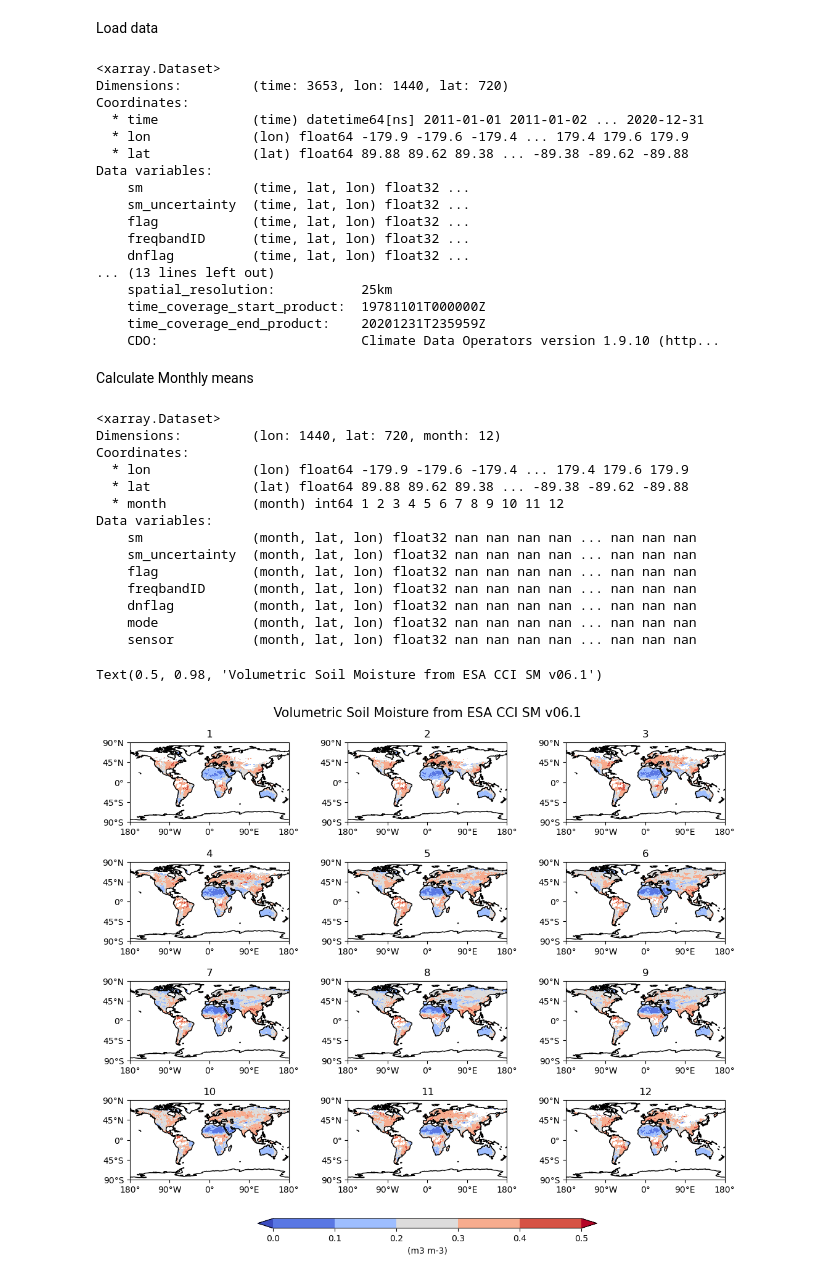
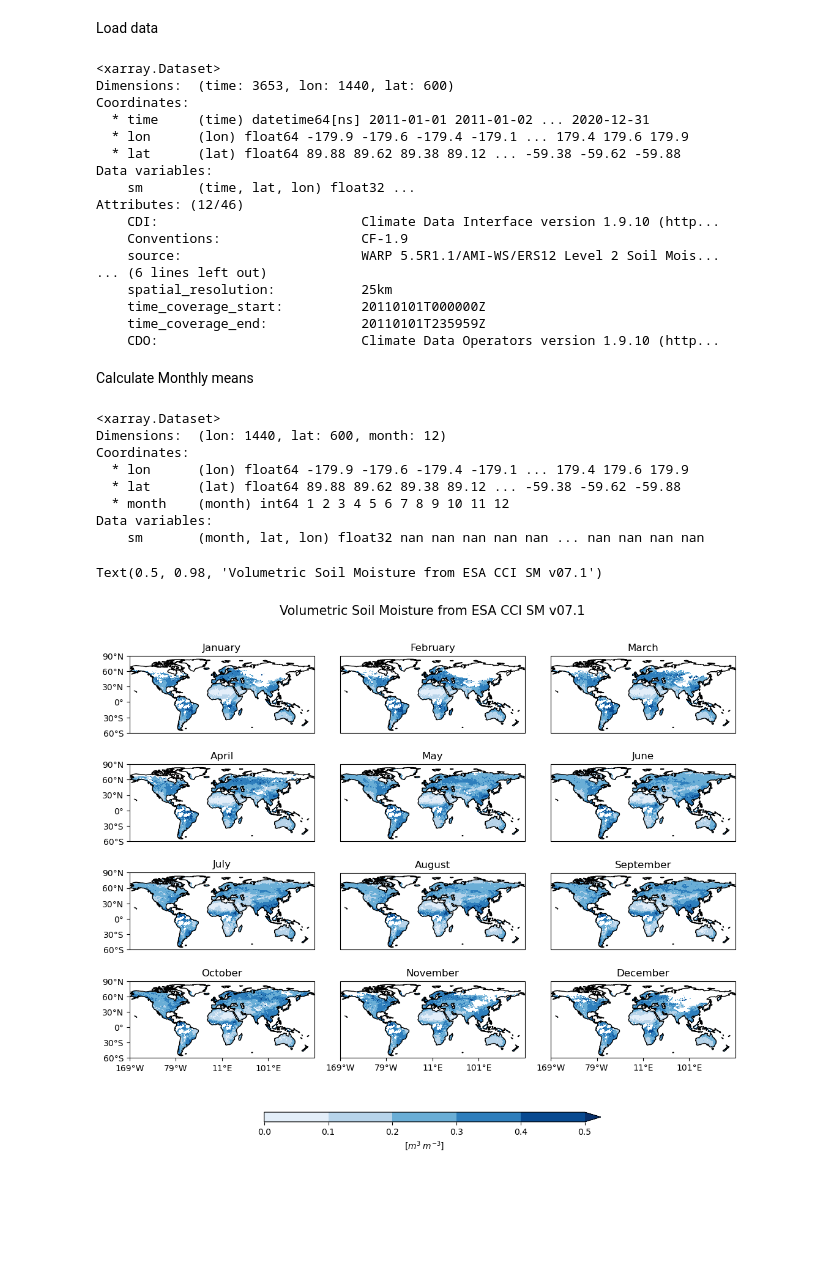
Before and after one commit to nTavakoli/Assignment2, a Jupyter notebook: Assignment2.ipynb, the cells around one changed output. Cells and saved outputs as stored; diff of their text form; code cells hidden in the pictures; blank space fills up the shorter version.

```diff
--- a/Assignment2.ipynb
+++ b/Assignment2.ipynb
@@ -15,26 +15,26 @@ import cartopy.feature as feature
 # %% [markdown]
 Load data
 # %%
-file = '/scratch/ntavakol/ntavakol/CCI_Final/CCI/ESACCI.nc'
+file = '/scratch/ntavakol/ntavakol/CCI_Final/CCI_Lon.nc'
 ds=xr.open_dataset(file)
 ds
 # %% [output]
 <xarray.Dataset>
-Dimensions:         (time: 3653, lon: 1440, lat: 720)
+Dimensions:  (time: 3653, lon: 1440, lat: 600)
 Coordinates:
-  * time            (time) datetime64[ns] 2011-01-01 2011-01-02 ... 2020-12-31
-  * lon             (lon) float64 -179.9 -179.6 -179.4 ... 179.4 179.6 179.9
-  * lat             (lat) float64 89.88 89.62 89.38 ... -89.38 -89.62 -89.88
+  * time     (time) datetime64[ns] 2011-01-01 2011-01-02 ... 2020-12-31
+  * lon      (lon) float64 -179.9 -179.6 -179.4 -179.1 ... 179.4 179.6 179.9
+  * lat      (lat) float64 89.88 89.62 89.38 89.12 ... -59.38 -59.62 -59.88
 Data variables:
-    sm              (time, lat, lon) float32 ...
-    sm_uncertainty  (time, lat, lon) float32 ...
-    flag            (time, lat, lon) float32 ...
-    freqbandID      (time, lat, lon) float32 ...
-    dnflag          (time, lat, lon) float32 ...
-... (13 lines left out)
+    sm       (time, lat, lon) float32 ...
+Attributes: (12/46)
+    CDI:                          Climate Data Interface version 1.9.10 (http...
+    Conventions:                  CF-1.9
+    source:                       WARP 5.5R1.1/AMI-WS/ERS12 Level 2 Soil Mois...
+... (6 lines left out)
     spatial_resolution:           25km
-    time_coverage_start_product:  19781101T000000Z
-    time_coverage_end_product:    20201231T235959Z
+    time_coverage_start:          20110101T000000Z
+    time_coverage_end:            20110101T235959Z
     CDO:                          Climate Data Operators version 1.9.10 (http...
 # %% [markdown]
 Calculate Monthly means
@@ -43,23 +43,19 @@ ds_sm=ds.groupby('time.month').mean()
 ds_sm
 # %% [output]
 <xarray.Dataset>
-Dimensions:         (lon: 1440, lat: 720, month: 12)
+Dimensions:  (lon: 1440, lat: 600, month: 12)
 Coordinates:
-  * lon             (lon) float64 -179.9 -179.6 -179.4 ... 179.4 179.6 179.9
-  * lat             (lat) float64 89.88 89.62 89.38 ... -89.38 -89.62 -89.88
-  * month           (month) int64 1 2 3 4 5 6 7 8 9 10 11 12
+  * lon      (lon) float64 -179.9 -179.6 -179.4 -179.1 ... 179.4 179.6 179.9
+  * lat      (lat) float64 89.88 89.62 89.38 89.12 ... -59.38 -59.62 -59.88
+  * month    (month) int64 1 2 3 4 5 6 7 8 9 10 11 12
 Data variables:
-    sm              (month, lat, lon) float32 nan nan nan nan ... nan nan nan
-    sm_uncertainty  (month, lat, lon) float32 nan nan nan nan ... nan nan nan
-    flag            (month, lat, lon) float32 nan nan nan nan ... nan nan nan
-    freqbandID      (month, lat, lon) float32 nan nan nan nan ... nan nan nan
-    dnflag          (month, lat, lon) float32 nan nan nan nan ... nan nan nan
-    mode            (month, lat, lon) float32 nan nan nan nan ... nan nan nan
-    sensor          (month, lat, lon) float32 nan nan nan nan ... nan nan nan
+    sm       (month, lat, lon) float32 nan nan nan nan nan ... nan nan nan nan
+# %%
+ds_sm['month']=['January', 'February', 'March', 'April', 'May', 'June', 'July', 'August', 'September', 'October', 'November', 'December']
 # %%
 # Define the figure and each axis for the 4 rows and 3 columns
 fig, axs = plt.subplots(nrows=4,ncols=3,
-                        subplot_kw={'projection': ccrs.PlateCarree()},
+                        subplot_kw={'projection': ccrs.PlateCarree(central_longitude=11)},
                         figsize=(11,10.5))
 
 # We will flatten 2 dimensional array of `GeoAxes into a 1-D array
@@ -77,38 +73,45 @@ for i,sm in enumerate(ds_sm['month']):
         # Contour plot
         clevs=np.arange(0,0.6,0.1)
         cs=axs[i].contourf(lons,ds_sm['lat'],data,clevs,
                           transform = ccrs.PlateCarree(),
-                          cmap='coolwarm',extend='both')
+                          cmap='Blues',extend='max')
 
        # Longitude labels
-        axs[i].set_xticks(np.arange(-180,181,90), crs=ccrs.PlateCarree())
+        a=[9,10,11]
+        for a in a:
+            axs[a].set_xticks(np.arange(-169,191,90), crs=ccrs.PlateCarree())
         lon_formatter = cticker.LongitudeFormatter()
         axs[i].xaxis.set_major_formatter(lon_formatter)
 
+
+
         # Latitude labels
-        axs[i].set_yticks(np.arange(-90,91,45), crs=ccrs.PlateCarree())
+        b=[0,3,6,9]
+        for b in b:
+            axs[b].set_yticks(np.arange(-60,91,30), crs=ccrs.PlateCarree())
         lat_formatter = cticker.LatitudeFormatter()
         axs[i].yaxis.set_major_formatter(lat_formatter)
+
 
         # Title each subplot with the name of the season
         axs[i].set_title(sm.values)
 
         # Draw the coastines for each subplot
         axs[i].coastlines()
 
 # Adjust the location of the subplots
 # on the page to make room for the colorbar
 fig.subplots_adjust(bottom=0.25, top=0.925, left=0.05, right=0.95,
-                    wspace=0.25, hspace=0.5)
+                    wspace=0.14, hspace=0.001)
 
 # Add a colorbar axis at the bottom of the graph
 cbar_ax = fig.add_axes([0.25, 0.175, 0.5, 0.015])
 
 # Draw the colorbar
-cbar=fig.colorbar(cs, cax=cbar_ax,orientation='horizontal',label='(m3 m-3)')
+cbar=fig.colorbar(cs, cax=cbar_ax,orientation='horizontal',label='[$m^{3}\;m^{-3}$]')
 
 # Add a big title at the top
-plt.suptitle('Volumetric Soil Moisture from ESA CCI SM v06.1',fontsize=15)
+plt.suptitle('Volumetric Soil Moisture from ESA CCI SM v07.1',fontsize=15)
 # %% [output]
-Text(0.5, 0.98, 'Volumetric Soil Moisture from ESA CCI SM v06.1')
+Text(0.5, 0.98, 'Volumetric Soil Moisture from ESA CCI SM v07.1')
-[figure, old version]
+[figure, new version]
```
Also changed, not shown: parts of 1 cell of this notebook.
